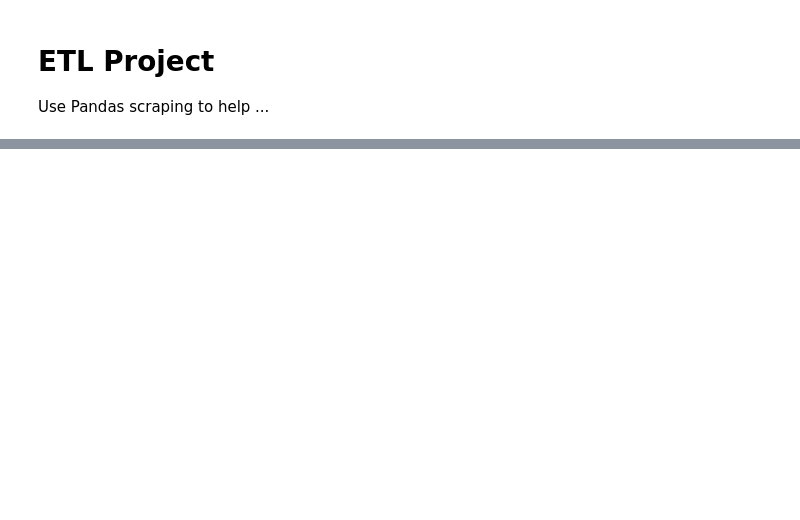
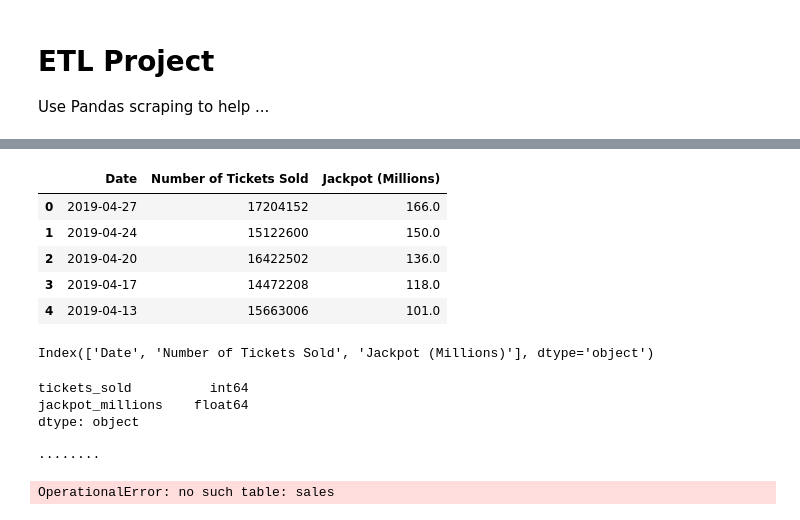
Before and after one commit to huntercash/ETL-Process, a Jupyter notebook: amy.ipynb, the cells around one changed output, grey strips where cells are left out. Drawn from its saved outputs; the diff is of its cells as text; code cells hidden in the pictures; blank space fills up the shorter version.

```diff
--- a/amy.ipynb
+++ b/amy.ipynb
@@ -46,0 +38,16 @@ df.head(20)
+# %%
+sales_file = "./data/powerball_sales.xlsx"
+sales_df = pd.read_excel(sales_file)
+
+sales_df.head()
+# %% [output]
+|  | Date | Number of Tickets Sold | Jackpot (Millions) |
+| 0 | 2019-04-27 | 17204152 | 166.0 |
+| 1 | 2019-04-24 | 15122600 | 150.0 |
+| 2 | 2019-04-20 | 16422502 | 136.0 |
+| 3 | 2019-04-17 | 14472208 | 118.0 |
+| 4 | 2019-04-13 | 15663006 | 101.0 |
+# %%
+sales_df.columns
+# %% [output]
+Index(['Date', 'Number of Tickets Sold', 'Jackpot (Millions)'], dtype='object')
@@ -46,0 +60,6 @@ df.head(20)
+# %%
+sales_df.dtypes
+# %% [output]
+tickets_sold          int64
+jackpot_millions    float64
+dtype: object
@@ -46,0 +70,11 @@ df.head(20)
+# %%
+from sqlalchemy import create_engine
+import mysql.connector
+SQLUSER = 'root'
+SQLPASS = getpass.getpass()
+SQLHOST = 'localhost'
+SQLPORT = '3306'
+engine = create_engine(f'mysql+mysqlconnector://{SQLUSER}:{SQLPASS}@{SQLHOST}:{SQLPORT}')
+conn = engine.connect()
+# %% [output]
+········
@@ -46,0 +86,30 @@ df.head(20)
+# %%
+import sqlite3
+#connect to the database
+new_conn = sqlite3.connect('lottery')
+c = new_conn.cursor()
+
+c.executescript('''
+    PRAGMA foreign_keys=off;
+
+    BEGIN TRANSACTION;
+    ALTER TABLE sales RENAME TO old_sales;
+
+    /*create a new table with the same column names and types while
+    defining a primary key for the desired column*/
+    CREATE TABLE sales (draw_date DATETIME PRIMARY KEY NOT NULL,
+                        tickets_sold INTEGER,
+                        jackpot_millions FLOAT);
+
+    INSERT INTO sales SELECT * FROM old_sales;
+
+    DROP TABLE old_sales;
+    COMMIT TRANSACTION;
+
+    PRAGMA foreign_keys=on;''')
+
+#close out the connection
+c.close()
+new_conn.close()
+# %% [output]
+OperationalError: no such table: sales
```
Also changed, not shown: parts of 12 cells of this notebook, 1 other file.
